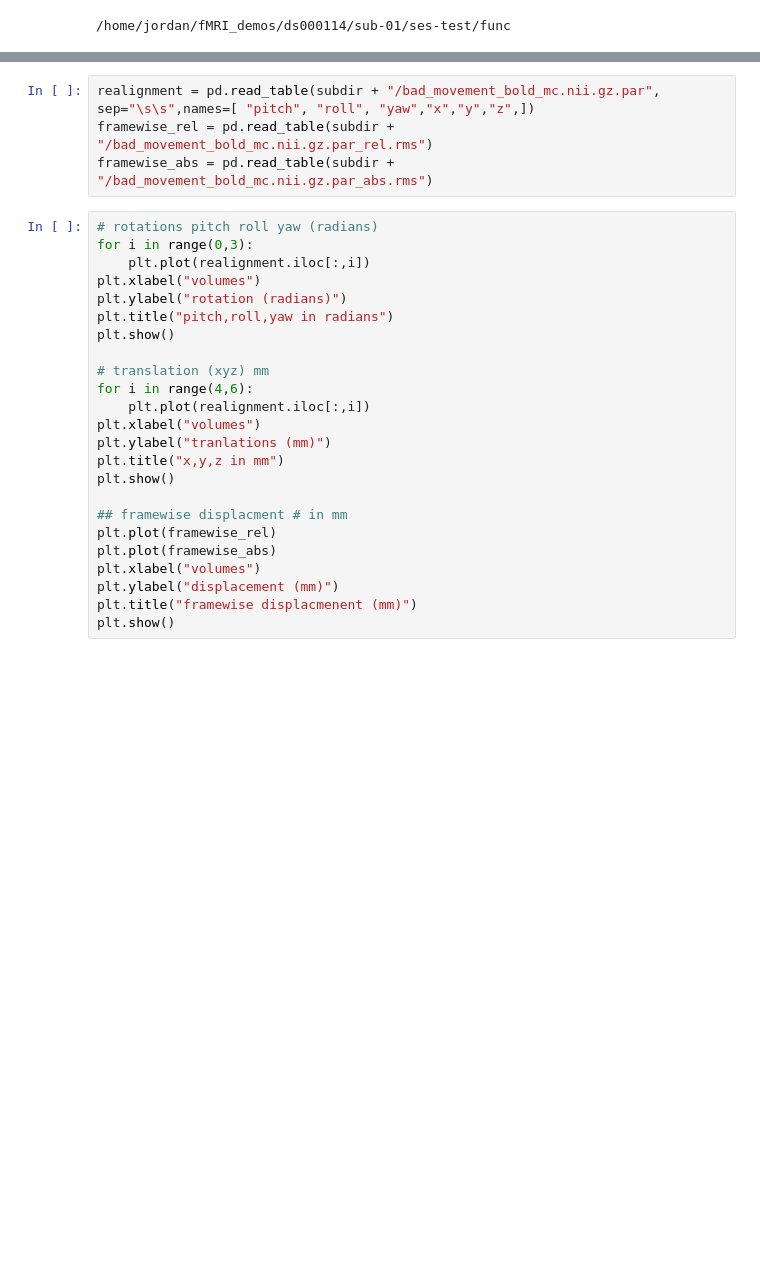
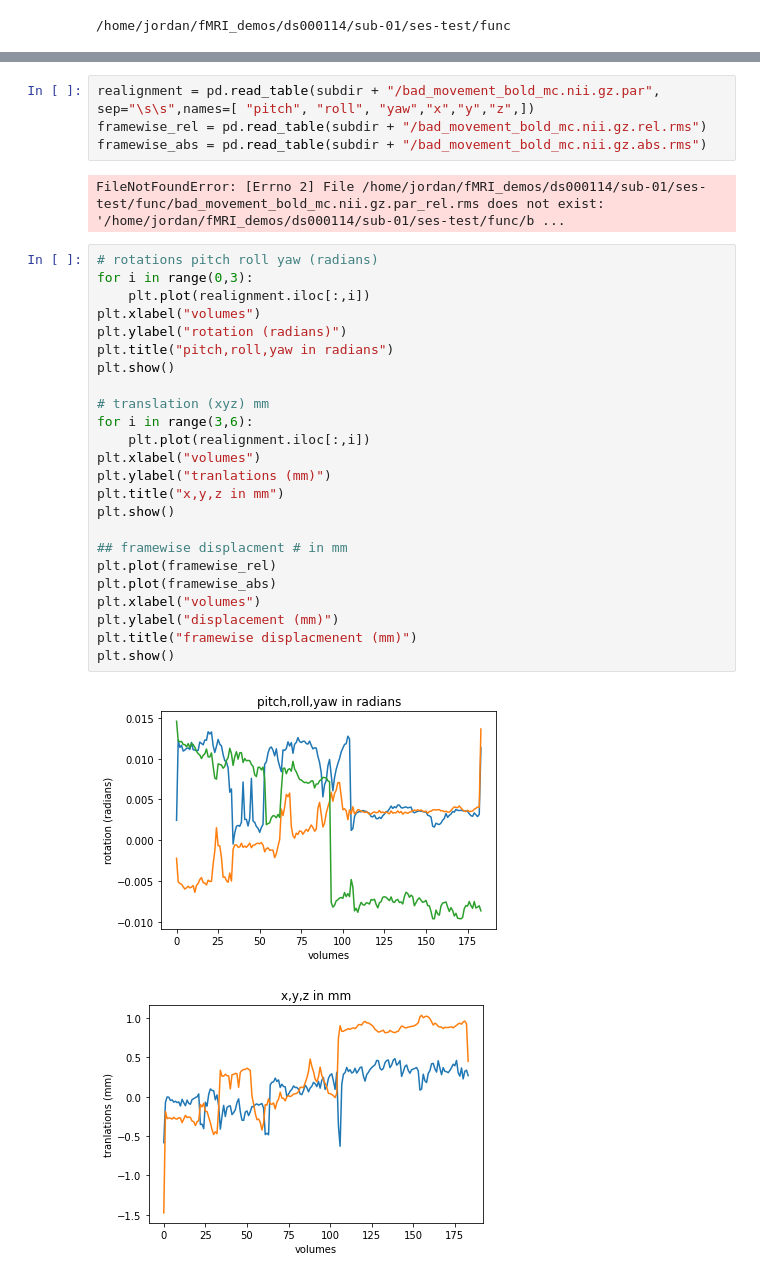
Before and after one commit to jecd/PSC210_demos, a Jupyter notebook: Visualize_Results.ipynb, the cells around one changed output, grey strips where cells are left out. Drawn from its saved outputs; the diff is of its cells as text; blank space fills up the shorter version.

Commit message:
demo changes

```diff
--- a/Visualize_Results.ipynb
+++ b/Visualize_Results.ipynb
@@ -126,28 +148,33 @@ plt.show()
 # %%
 realignment = pd.read_table(subdir + "/bad_movement_bold_mc.nii.gz.par", sep="\s\s",names=[ "pitch", "roll", "yaw","x","y","z",])
-framewise_rel = pd.read_table(subdir + "/bad_movement_bold_mc.nii.gz.par_rel.rms")
-framewise_abs = pd.read_table(subdir + "/bad_movement_bold_mc.nii.gz.par_abs.rms")
+framewise_rel = pd.read_table(subdir + "/bad_movement_bold_mc.nii.gz.rel.rms")
+framewise_abs = pd.read_table(subdir + "/bad_movement_bold_mc.nii.gz.abs.rms")
+# %% [output]
+FileNotFoundError: [Errno 2] File /home/jordan/fMRI_demos/ds000114/sub-01/ses-test/func/bad_movement_bold_mc.nii.gz.par_rel.rms does not exist: '/home/jordan/fMRI_demos/ds000114/sub-01/ses-test/func/b ...
 # %%
 # rotations pitch roll yaw (radians)
 for i in range(0,3):
     plt.plot(realignment.iloc[:,i])
 plt.xlabel("volumes")
 plt.ylabel("rotation (radians)")
 plt.title("pitch,roll,yaw in radians")
 plt.show()
 
 # translation (xyz) mm
-for i in range(4,6):
+for i in range(3,6):
     plt.plot(realignment.iloc[:,i])
 plt.xlabel("volumes")
 plt.ylabel("tranlations (mm)")
 plt.title("x,y,z in mm")
 plt.show()
 
 ## framewise displacment # in mm
 plt.plot(framewise_rel)
 plt.plot(framewise_abs)
 plt.xlabel("volumes")
 plt.ylabel("displacement (mm)")
 plt.title("framewise displacmenent (mm)")
 plt.show()
+# %% [output]
+[figure, added]
+[figure, added]
```
Also changed, not shown: parts of 12 cells of this notebook, 2 other files.
